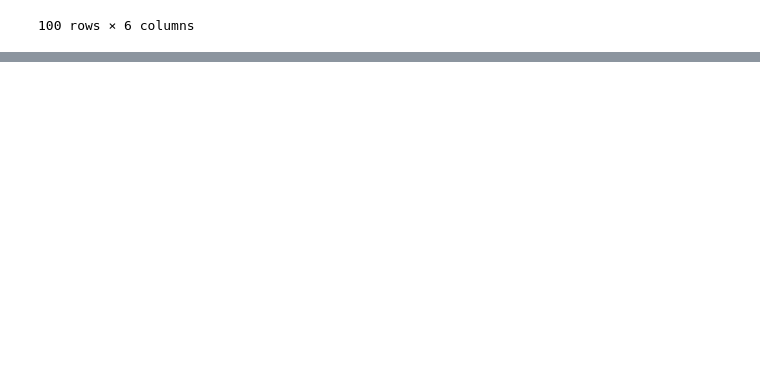
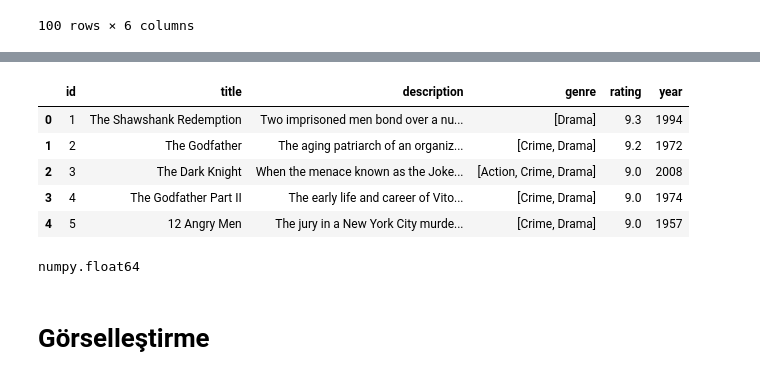
Before and after one commit to Tubaakbas/IMDb-Project, a Jupyter notebook: test.ipynb, the cells around one changed output, grey strips where cells are left out. Cells and saved outputs as stored; diff of their text form; code cells hidden in the pictures; blank space fills up the shorter version.

```diff
--- a/test.ipynb
+++ b/test.ipynb
@@ -128,0 +145,20 @@ df
+# %%
+#id sütununu artan şekilde güncelleme
+df['id'] = range(1, 101)
+# %%
+#güncelleme sonra ilk 5 satır
+df.head()
+# %% [output]
+|  | id | title | description | genre | rating | year |
+| 0 | 1 | The Shawshank Redemption | Two imprisoned men bond over a nu... | [Drama] | 9.3 | 1994 |
+| 1 | 2 | The Godfather | The aging patriarch of an organiz... | [Crime, Drama] | 9.2 | 1972 |
+| 2 | 3 | The Dark Knight | When the menace known as the Joke... | [Action, Crime, Drama] | 9.0 | 2008 |
+| 3 | 4 | The Godfather Part II | The early life and career of Vito... | [Crime, Drama] | 9.0 | 1974 |
+| 4 | 5 | 12 Angry Men | The jury in a New York City murde... | [Crime, Drama] | 9.0 | 1957 |
+# %%
+#rating kolonu float mı str mi kontrolü yapıldı
+type(df['rating'][0])
+# %% [output]
+numpy.float64
+# %% [markdown]
+# Görselleştirme
```
Also changed, not shown: parts of 7 cells of this notebook, 2 other files.
